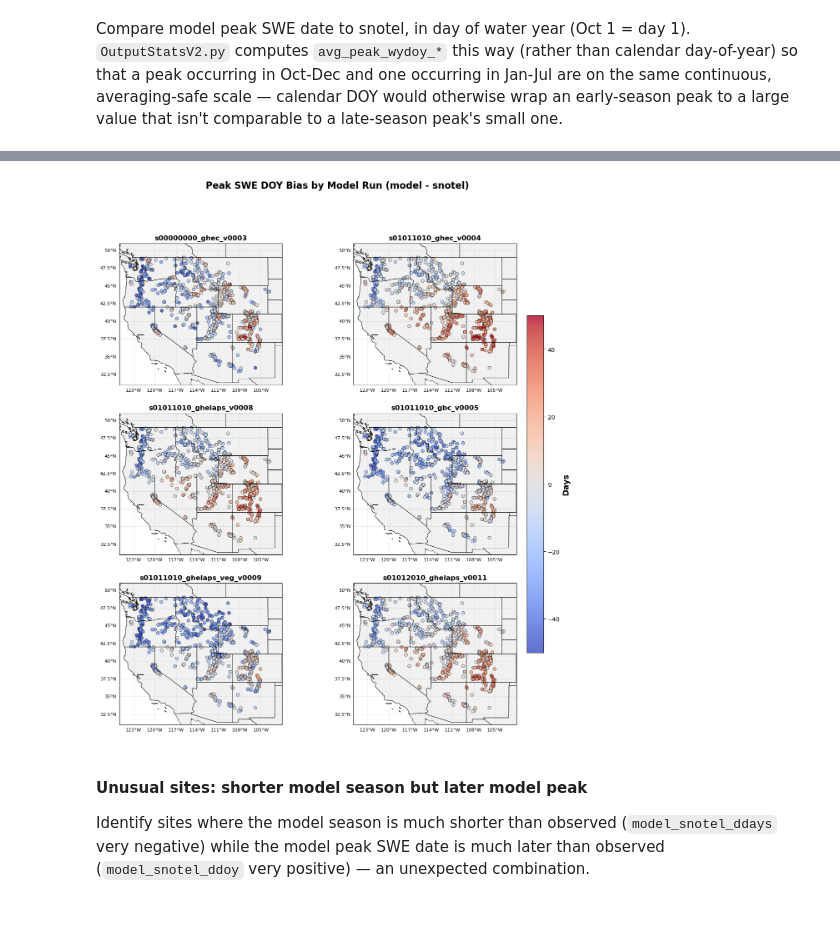
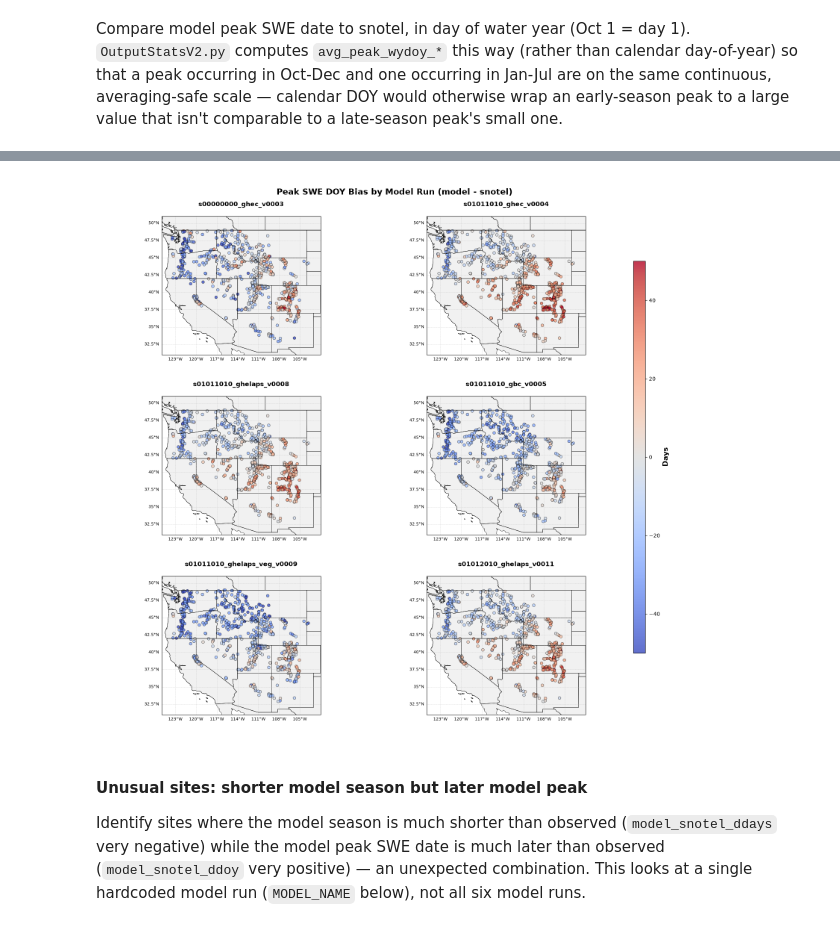
Before and after one commit to chrisrycx/lm4px_data_analysis, a Jupyter notebook: output_analysis/interactive/SpatialErrorV2.ipynb, the cells around one changed output, grey strips where cells are left out. Cells and saved outputs as stored; diff of their text form; code cells hidden in the pictures.

```diff
--- a/output_analysis/interactive/SpatialErrorV2.ipynb
+++ b/output_analysis/interactive/SpatialErrorV2.ipynb
@@ -51,6 +37,7 @@ See the caveats in the documentation: https://pandas.pydata.org/pandas-docs/stab
 # %%
 # Snow days map - one subplot per model run
-fig, axes = plt.subplots(3, 2, figsize=(16, 15), subplot_kw={'projection': ccrs.PlateCarree()})
+fig, axes = plt.subplots(3, 2, figsize=(12, 10), subplot_kw={'projection': ccrs.PlateCarree()})
+fig.subplots_adjust(left=0.05, right=0.88, top=0.88, bottom=0.04, wspace=0.15, hspace=0.35)
 
 for ax, (name, model_df) in zip(axes.flat, dfs.items()):
     model_snow_days = model_df[['site', 'latitude', 'longitude', 'avg_snow_days_snotel', 'avg_snow_days_model']].copy()
@@ -71,7 +58,9 @@ for ax, (name, model_df) in zip(axes.flat, dfs.items()):
                          transform=ccrs.PlateCarree(),
                          edgecolors='black',
                          linewidth=0.5)
-    ax.set_title(name, fontsize=12, fontweight='bold')
+    # y is set explicitly because cartopy's gridline labels break matplotlib's
+    # automatic title-offset calculation (title silently fails to render otherwise)
+    ax.set_title(name, fontsize=12, fontweight='bold', y=1.05)
     gl = ax.gridlines(draw_labels=True, linewidth=0.5, alpha=0.5, linestyle='--')
     gl.top_labels = False
     gl.right_labels = False
@@ -79,7 +68,8 @@ for ax, (name, model_df) in zip(axes.flat, dfs.items()):
     gl.ylabel_style = {'size': 8}
 
 fig.suptitle('Snow Days Bias by Model Run (model - snotel)', fontsize=16, fontweight='bold')
-cbar = fig.colorbar(scatter, ax=axes, orientation='vertical', pad=0.02, shrink=0.7)
+cbar_ax = fig.add_axes([0.90, 0.15, 0.02, 0.7])
+cbar = fig.colorbar(scatter, cax=cbar_ax)
 cbar.set_label('Days', fontsize=14, fontweight='bold')
 #fig.savefig('../images/ElevationMap.pdf', bbox_inches='tight')
 # %% [output]
@@ -104,40 +84,44 @@ See the caveats in the documentation: https://pandas.pydata.org/pandas-docs/stab
 # %%
 # Peak SWE DOY map - one subplot per model run
 fig, axes = plt.subplots(3, 2, figsize=(16, 15), subplot_kw={'projection': ccrs.PlateCarree()})
+fig.subplots_adjust(left=0.05, right=0.88, top=0.93, bottom=0.04, wspace=0.15, hspace=0.3)
 
 for ax, (name, model_df) in zip(axes.flat, dfs.items()):
     model_peak_doy = model_df[['site', 'latitude', 'longitude', 'avg_peak_wydoy_snotel', 'avg_peak_wydoy_model']].copy()
     model_peak_doy['model_snotel_ddoy'] = model_peak_doy['avg_peak_wydoy_model'] - model_peak_doy['avg_peak_wydoy_snotel']
 
     ax.set_extent([-125, -102, 31, 51], crs=ccrs.PlateCarree())
     ax.add_feature(cfeature.STATES, linewidth=0.5, edgecolor='black')
     ax.add_feature(cfeature.COASTLINE, linewidth=0.5)
     ax.add_feature(cfeature.BORDERS, linewidth=0.5)
     ax.add_feature(cfeature.LAND, facecolor='lightgray', alpha=0.3)
     scatter = ax.scatter(model_peak_doy['longitude'], model_peak_doy['latitude'],
                          c=model_peak_doy['model_snotel_ddoy'],
                          s=30,
                          alpha=0.8,
                          cmap='coolwarm',
                          vmin=-50,
                          vmax=50,
                          transform=ccrs.PlateCarree(),
                          edgecolors='black',
                          linewidth=0.5)
-    ax.set_title(name, fontsize=12, fontweight='bold')
+    # y is set explicitly because cartopy's gridline labels break matplotlib's
+    # automatic title-offset calculation (title silently fails to render otherwise)
+    ax.set_title(name, fontsize=12, fontweight='bold', y=1.05)
     gl = ax.gridlines(draw_labels=True, linewidth=0.5, alpha=0.5, linestyle='--')
     gl.top_labels = False
     gl.right_labels = False
     gl.xlabel_style = {'size': 8}
     gl.ylabel_style = {'size': 8}
 
 fig.suptitle('Peak SWE DOY Bias by Model Run (model - snotel)', fontsize=16, fontweight='bold')
-cbar = fig.colorbar(scatter, ax=axes, orientation='vertical', pad=0.02, shrink=0.7)
+cbar_ax = fig.add_axes([0.90, 0.15, 0.02, 0.7])
+cbar = fig.colorbar(scatter, cax=cbar_ax)
 cbar.set_label('Days', fontsize=14, fontweight='bold')
 #fig.savefig('../images/ElevationMap.pdf', bbox_inches='tight')
 # %% [output]
-[figure, old version]
+[figure, new version]
 # %% [markdown]
 #### Unusual sites: shorter model season but later model peak
-Identify sites where the model season is much shorter than observed (`model_snotel_ddays` very negative) while the model peak SWE date is much later than observed (`model_snotel_ddoy` very positive) — an unexpected combination.
+Identify sites where the model season is much shorter than observed (`model_snotel_ddays` very negative) while the model peak SWE date is much later than observed (`model_snotel_ddoy` very positive) — an unexpected combination. This looks at a single hardcoded model run (`MODEL_NAME` below), not all six model runs.
 # %%
```
Also changed, not shown: parts of 15 cells of this notebook.
